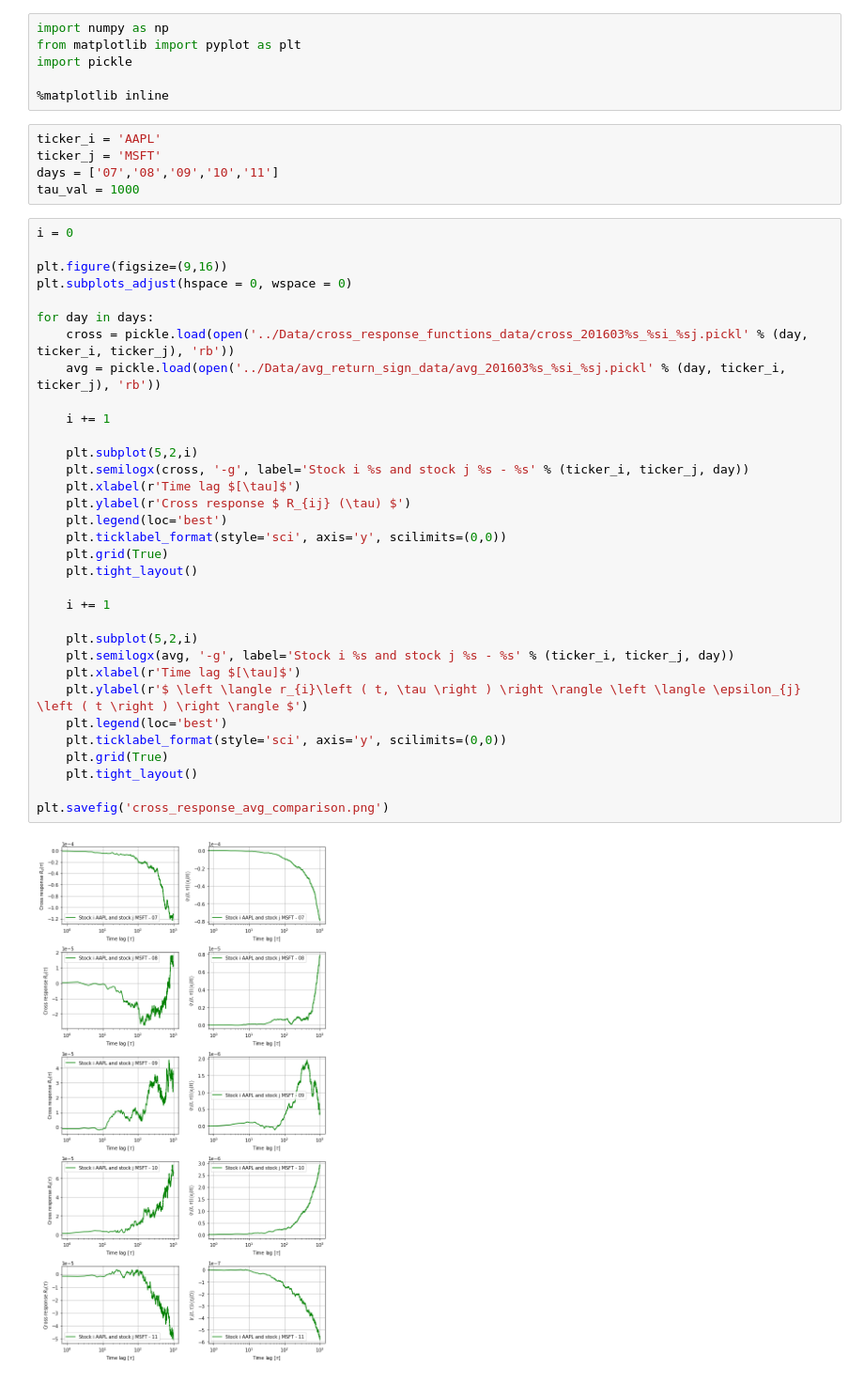
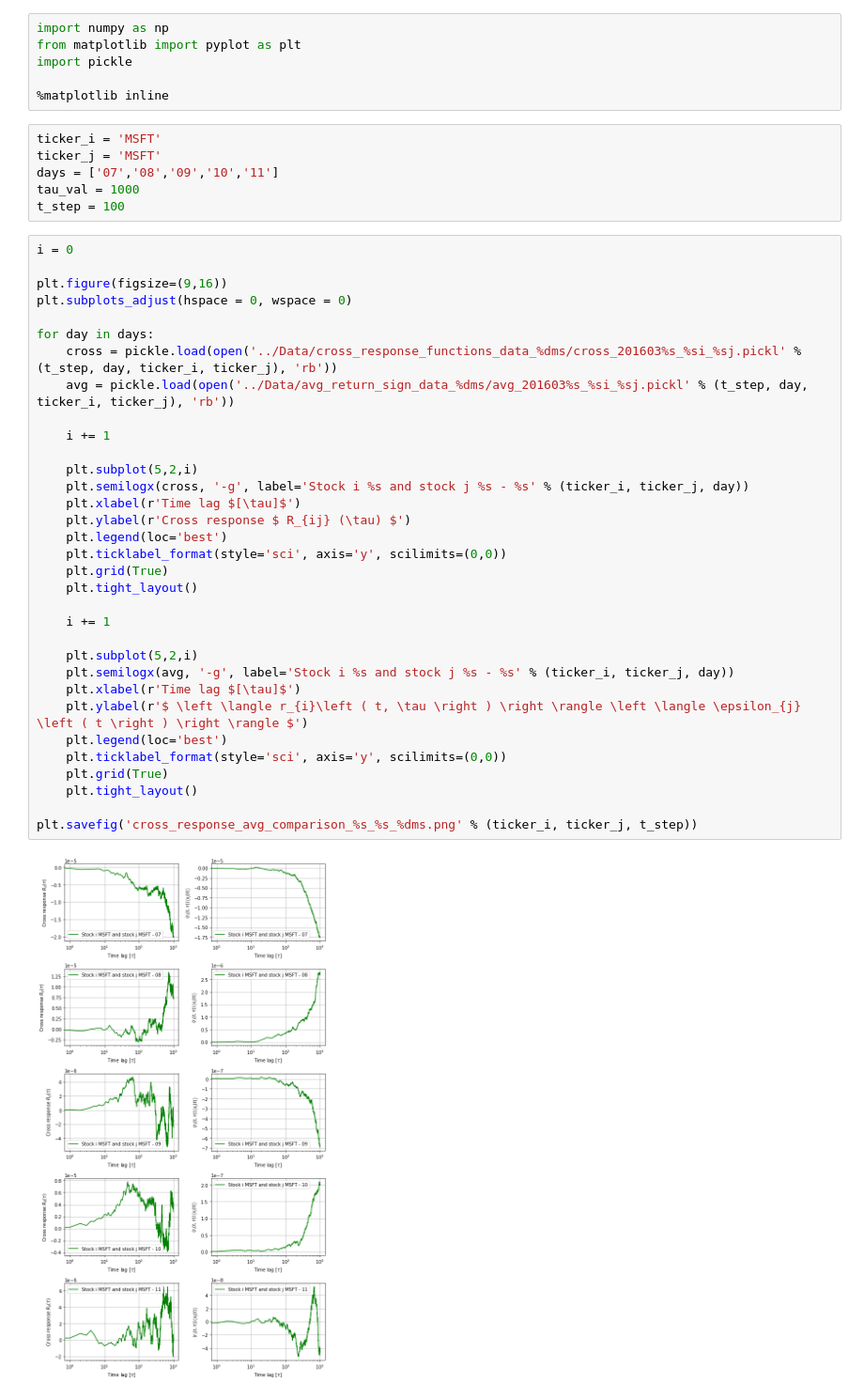
Before and after one commit to juanhenao21/financial_response_spread_year, a Jupyter notebook: Cross_response_individual_stock/Algorithms/cross_response_avg_return_avg_trade_plots.ipynb, the cells around one changed output. Shown at 94% size. Drawn from its saved outputs; the diff is of its cells as text.

Commit message:
Change  functions that depend on time step, implement zero corr model

```diff
--- a/Cross_response_individual_stock/Algorithms/cross_response_avg_return_avg_trade_plots.ipynb
+++ b/Cross_response_individual_stock/Algorithms/cross_response_avg_return_avg_trade_plots.ipynb
@@ -7,42 +7,43 @@ import pickle
 
 %matplotlib inline
 # %%
-ticker_i = 'AAPL'
+ticker_i = 'MSFT'
 ticker_j = 'MSFT'
 days = ['07','08','09','10','11']
 tau_val = 1000
+t_step = 100
 # %%
 i = 0
 
 plt.figure(figsize=(9,16))
 plt.subplots_adjust(hspace = 0, wspace = 0)
 
 for day in days:
-    cross = pickle.load(open('../Data/cross_response_functions_data/cross_201603%s_%si_%sj.pickl' % (day, ticker_i, ticker_j), 'rb'))
-    avg = pickle.load(open('../Data/avg_return_sign_data/avg_201603%s_%si_%sj.pickl' % (day, ticker_i, ticker_j), 'rb'))
+    cross = pickle.load(open('../Data/cross_response_functions_data_%dms/cross_201603%s_%si_%sj.pickl' % (t_step, day, ticker_i, ticker_j), 'rb'))
+    avg = pickle.load(open('../Data/avg_return_sign_data_%dms/avg_201603%s_%si_%sj.pickl' % (t_step, day, ticker_i, ticker_j), 'rb'))
 
     i += 1
 
     plt.subplot(5,2,i)
     plt.semilogx(cross, '-g', label='Stock i %s and stock j %s - %s' % (ticker_i, ticker_j, day))
     plt.xlabel(r'Time lag $[\tau]$')
     plt.ylabel(r'Cross response $ R_{ij} (\tau) $')
     plt.legend(loc='best')
     plt.ticklabel_format(style='sci', axis='y', scilimits=(0,0))
     plt.grid(True)
     plt.tight_layout()
 
     i += 1
 
     plt.subplot(5,2,i)
     plt.semilogx(avg, '-g', label='Stock i %s and stock j %s - %s' % (ticker_i, ticker_j, day))
     plt.xlabel(r'Time lag $[\tau]$')
     plt.ylabel(r'$ \left \langle r_{i}\left ( t, \tau \right ) \right \rangle \left \langle \epsilon_{j} \left ( t \right ) \right \rangle $')
     plt.legend(loc='best')
     plt.ticklabel_format(style='sci', axis='y', scilimits=(0,0))
     plt.grid(True)
     plt.tight_layout()
 
-plt.savefig('cross_response_avg_comparison.png')
+plt.savefig('cross_response_avg_comparison_%s_%s_%dms.png' % (ticker_i, ticker_j, t_step))
 # %% [output]
-[figure, old version]
+[figure, new version]
```
Also changed, not shown: 4 other files.
